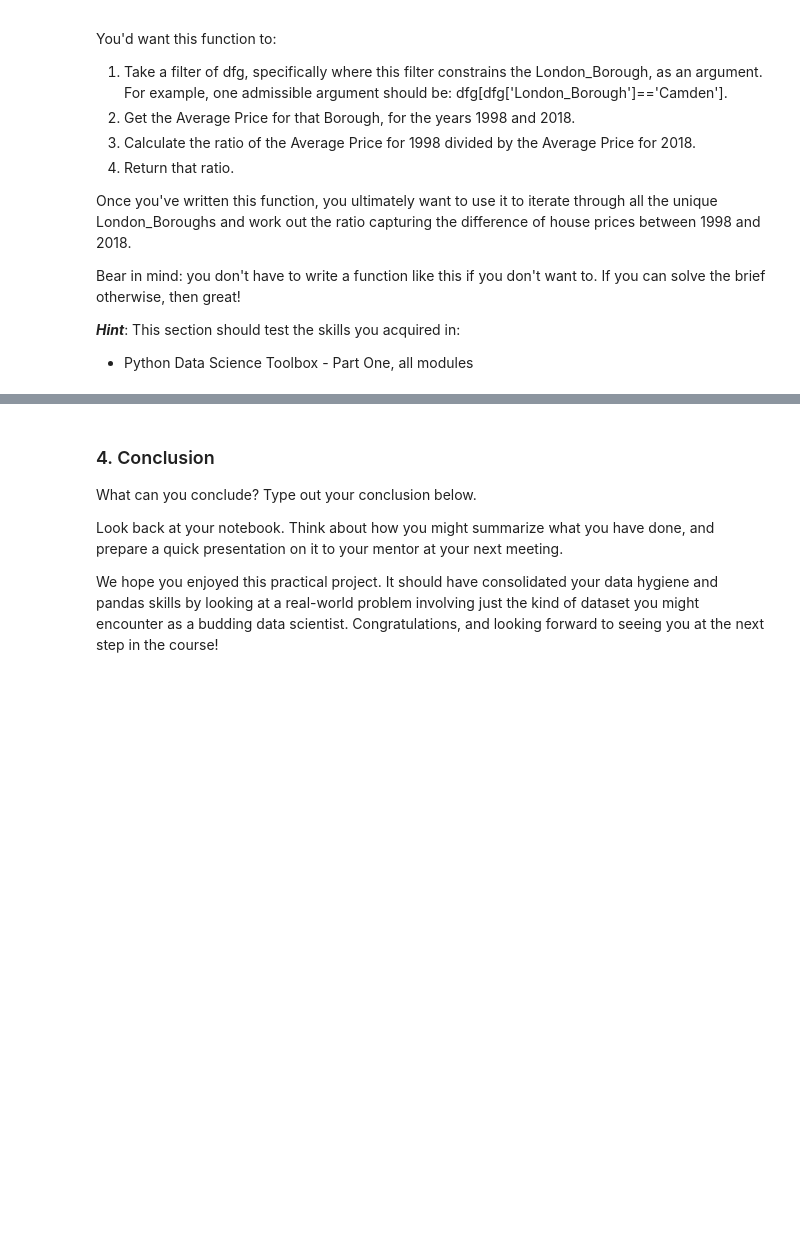
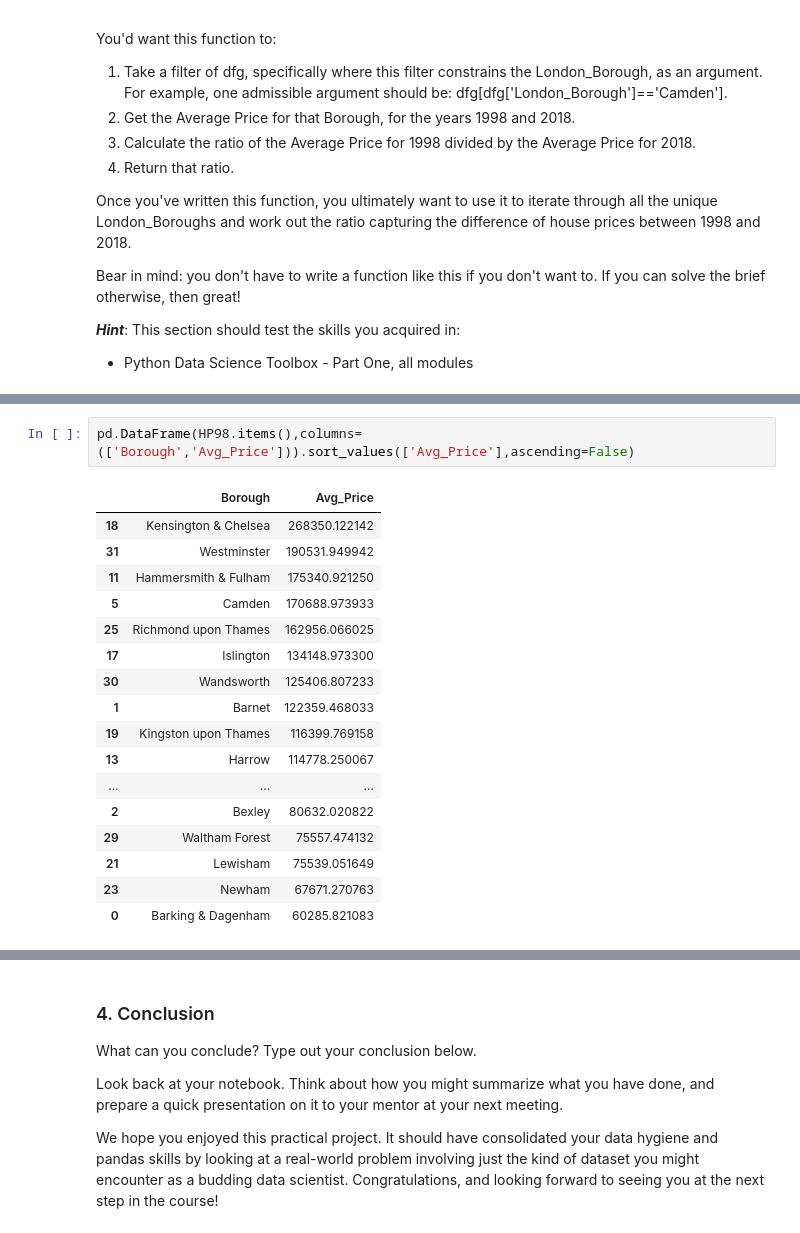
Before and after one commit to arezoo396/SpringBoard, a Jupyter notebook: Unit4Challenge-Tier3.ipynb, the cells around one changed output, grey strips where cells are left out. Cells and saved outputs as stored; diff of their text form; blank space fills up the shorter version.

```diff
--- a/Unit4Challenge-Tier3.ipynb
+++ b/Unit4Challenge-Tier3.ipynb
@@ -460,0 +469,20 @@ R
+# %%
+pd.DataFrame(HP98.items(),columns=(['Borough','Avg_Price'])).sort_values(['Avg_Price'],ascending=False)
+# %% [output]
+|  | Borough | Avg_Price |
+| 18 | Kensington & Chelsea | 268350.122142 |
+| 31 | Westminster | 190531.949942 |
+| 11 | Hammersmith & Fulham | 175340.921250 |
+| 5 | Camden | 170688.973933 |
+| 25 | Richmond upon Thames | 162956.066025 |
+| 17 | Islington | 134148.973300 |
+| 30 | Wandsworth | 125406.807233 |
+| 1 | Barnet | 122359.468033 |
+| 19 | Kingston upon Thames | 116399.769158 |
+| 13 | Harrow | 114778.250067 |
+| ... | ... | ... |
+| 2 | Bexley | 80632.020822 |
+| 29 | Waltham Forest | 75557.474132 |
+| 21 | Lewisham | 75539.051649 |
+| 23 | Newham | 67671.270763 |
+| 0 | Barking & Dagenham | 60285.821083 |
```
Also changed, not shown: parts of 6 cells of this notebook.
